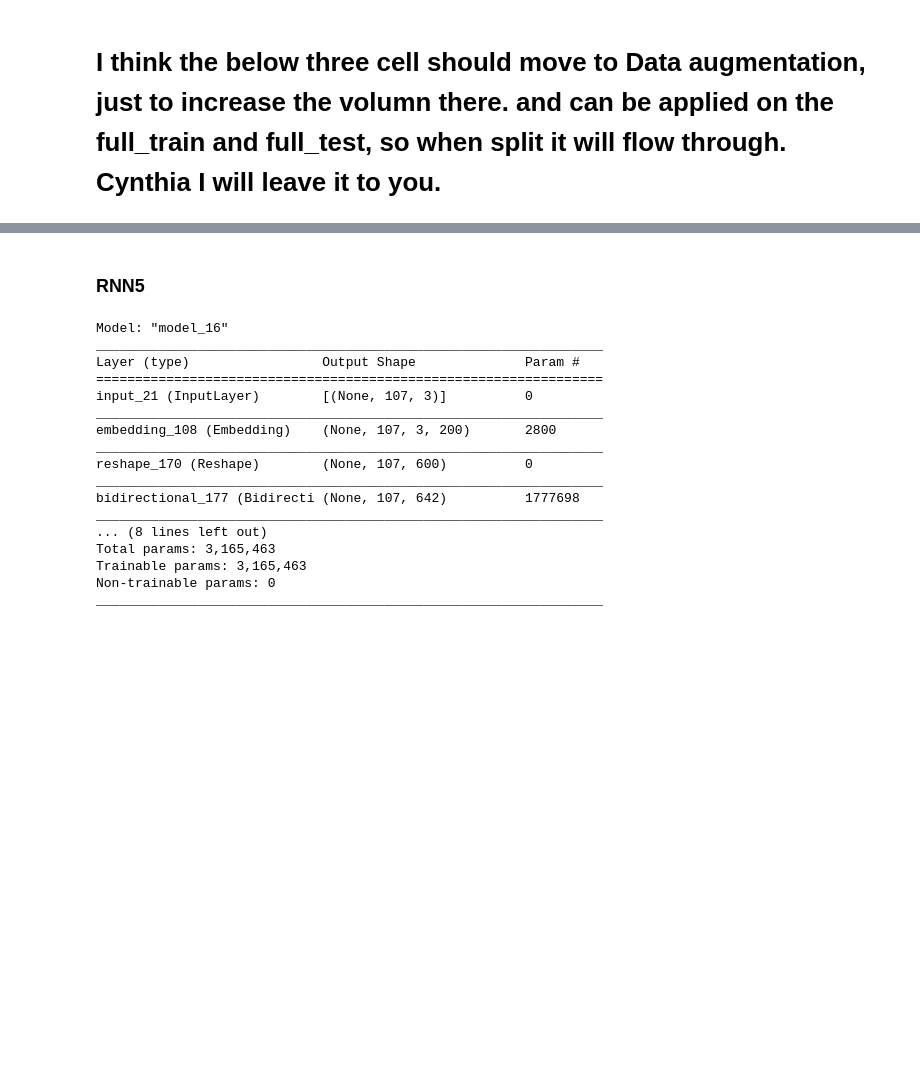
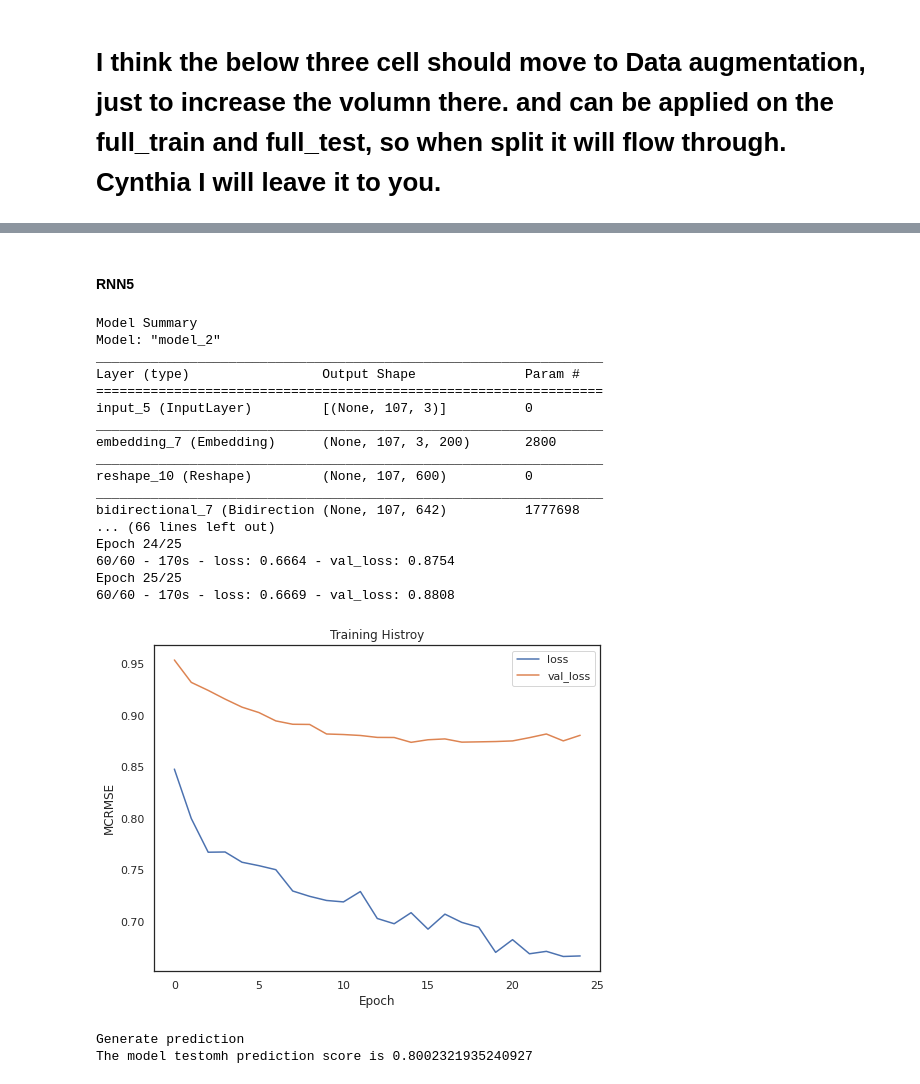
Before and after one commit to bruce-lam/W207_Final_Zhu_Yu_Lam, a Jupyter notebook: W207_Final_Project_Yu_Zhu_Lam.ipynb, the cells around one changed output, grey strips where cells are left out. Cells and saved outputs as stored; diff of their text form; code cells hidden in the pictures; blank space fills up the shorter version.

```diff
--- a/W207_Final_Project_Yu_Zhu_Lam.ipynb
+++ b/W207_Final_Project_Yu_Zhu_Lam.ipynb
@@ -1062,5 +1076,5 @@ _________________________________________________________________
 # %% [markdown]
-### RNN5
+#### RNN5
 # %%
 train_sequence2 = tf.convert_to_tensor( np.array(train_data['feature_array'].tolist()).reshape((-1,3,107)).swapaxes(1,2))
 dev_sequence2 = tf.convert_to_tensor(np.array(dev_data['feature_array'].tolist()).reshape((-1,3,107)).swapaxes(1,2))
@@ -1116,22 +1114,25 @@ out = layers.Dense(5, activation='linear')(hidden)
 model5 = tf.keras.Model(inputs=inputs, outputs=out)
 model5.compile(tf.optimizers.Adam(), loss=MCRMSE)
 # %%
-model5 = build_tensorflow_model(train_sequence2, y_train_all2, dev_sequence2, y_dev_all2, test_sequence2, y_test_all2, model5)
+model5 = build_tensorflow_model(train_sequence2, y_train_all2, dev_sequence2, y_dev_all2, test_sequence2, y_test_all2, model5,epoch=25)
 # %% [output]
-Model: "model_16"
+Model Summary
+Model: "model_2"
 _________________________________________________________________
 Layer (type)                 Output Shape              Param #
 =================================================================
-input_21 (InputLayer)        [(None, 107, 3)]          0
+input_5 (InputLayer)         [(None, 107, 3)]          0
 _________________________________________________________________
-embedding_108 (Embedding)    (None, 107, 3, 200)       2800
+embedding_7 (Embedding)      (None, 107, 3, 200)       2800
 _________________________________________________________________
-reshape_170 (Reshape)        (None, 107, 600)          0
+reshape_10 (Reshape)         (None, 107, 600)          0
 _________________________________________________________________
-bidirectional_177 (Bidirecti (None, 107, 642)          1777698
-_________________________________________________________________
-... (8 lines left out)
-Total params: 3,165,463
-Trainable params: 3,165,463
-Non-trainable params: 0
-_________________________________________________________________
+bidirectional_7 (Bidirection (None, 107, 642)          1777698
+... (66 lines left out)
+Epoch 24/25
+60/60 - 170s - loss: 0.6664 - val_loss: 0.8754
+Epoch 25/25
+60/60 - 170s - loss: 0.6669 - val_loss: 0.8808
+[figure, added]
+Generate prediction
+The model testomh prediction score is 0.8002321935240927
```
Also changed, not shown: parts of 28 cells of this notebook.
